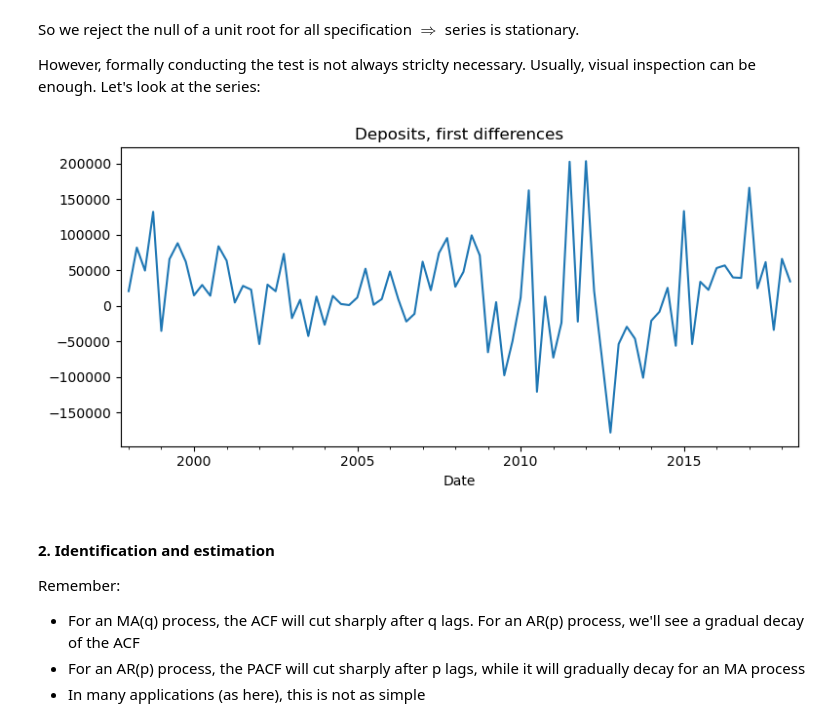
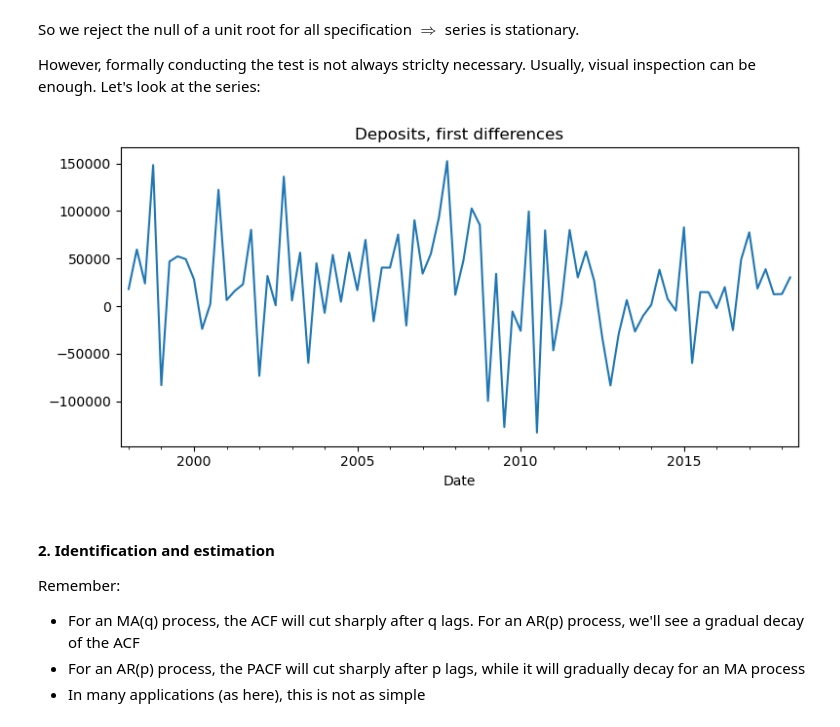
Before and after one commit to hugobrrss/FBF, a Jupyter notebook: labsession1.ipynb, the cells around one changed output. Saved outputs shown, nothing was run; the diff lists cells and outputs as text; code cells hidden in the pictures.

```diff
--- a/labsession1.ipynb
+++ b/labsession1.ipynb
@@ -405,12 +412,12 @@ However, formally conducting the test is not always striclty necessary. Usually,
 # %%
 # plot
 plt.figure(figsize=(8,4))
-final_df['de_loan_d'].plot(title="Deposits, first differences")
+final_df['de_dep_d'].plot(title="Deposits, first differences")
 plt.xlabel("Date")
 plt.tight_layout()
 plt.show()
 # %% [output]
-[figure, old version]
+[figure, new version]
 # %% [markdown]
 #### 2. Identification and estimation
 Remember:
```
Also changed, not shown: parts of 11 cells of this notebook.
